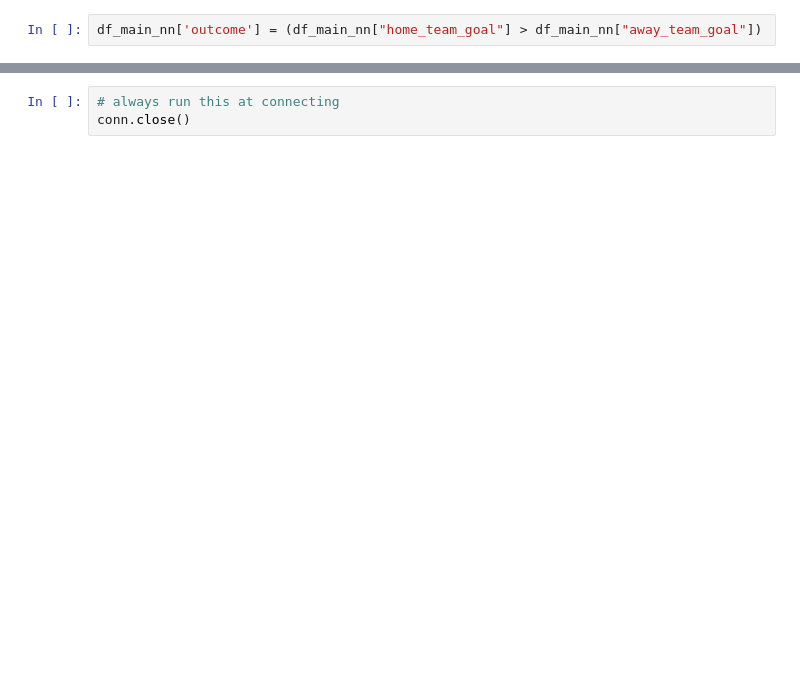
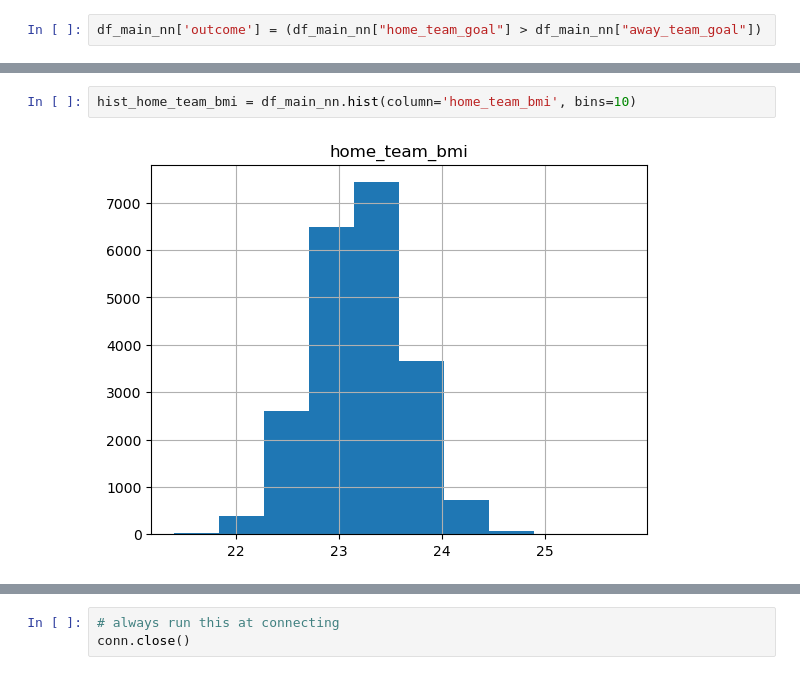
Before and after one commit to mannanrehbari/ml-project-soccer-analysis, a Jupyter notebook: soccer-analysis.ipynb, the cells around one changed output, grey strips where cells are left out. Drawn from its saved outputs; the diff is of its cells as text; blank space fills up the shorter version.

```diff
--- a/soccer-analysis.ipynb
+++ b/soccer-analysis.ipynb
@@ -336,3 +338,7 @@ df_main_nn.tail()
 | 726956.0 | 25875 | 2015/2016 | 2016-04-13 | 1992161 | 7896 | 9931 | 1 | ... |
 | 726956.0 | 25943 | 2015/2016 | 2016-05-22 | 1992224 | 10192 | 9931 | 2 | ... |
 | 726956.0 | 25918 | 2015/2016 | 2016-04-24 | 1992199 | 9824 | 9931 | 0 | ... |
+# %%
+hist_home_team_bmi = df_main_nn.hist(column='home_team_bmi', bins=10)
+# %% [output]
+[figure, added]
```
Also changed, not shown: parts of 8 cells of this notebook.
